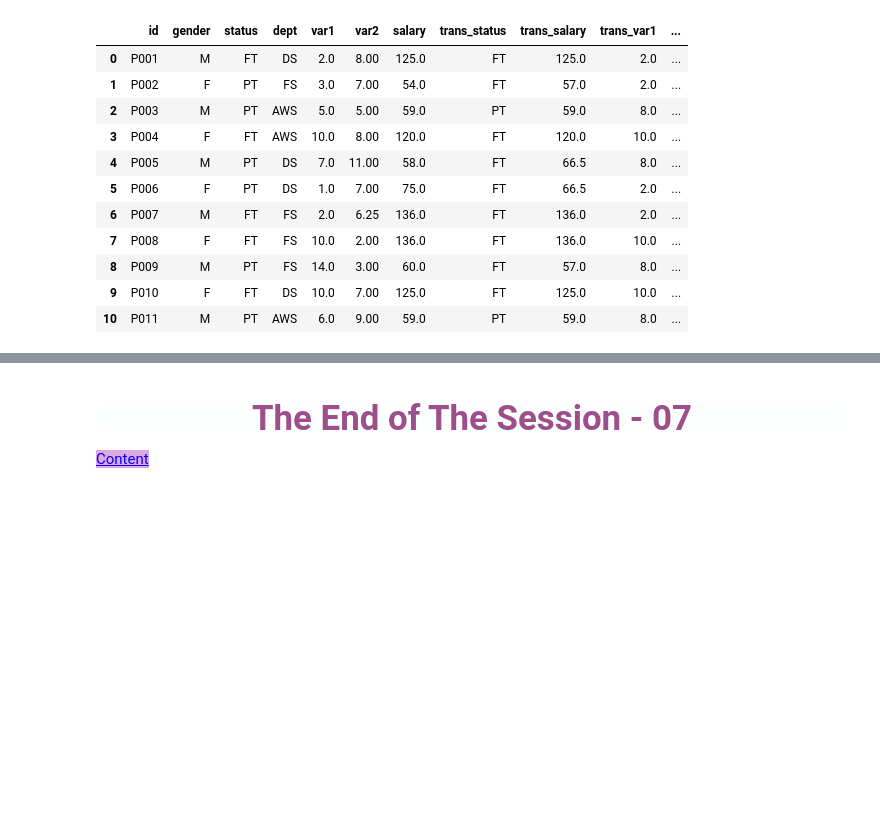
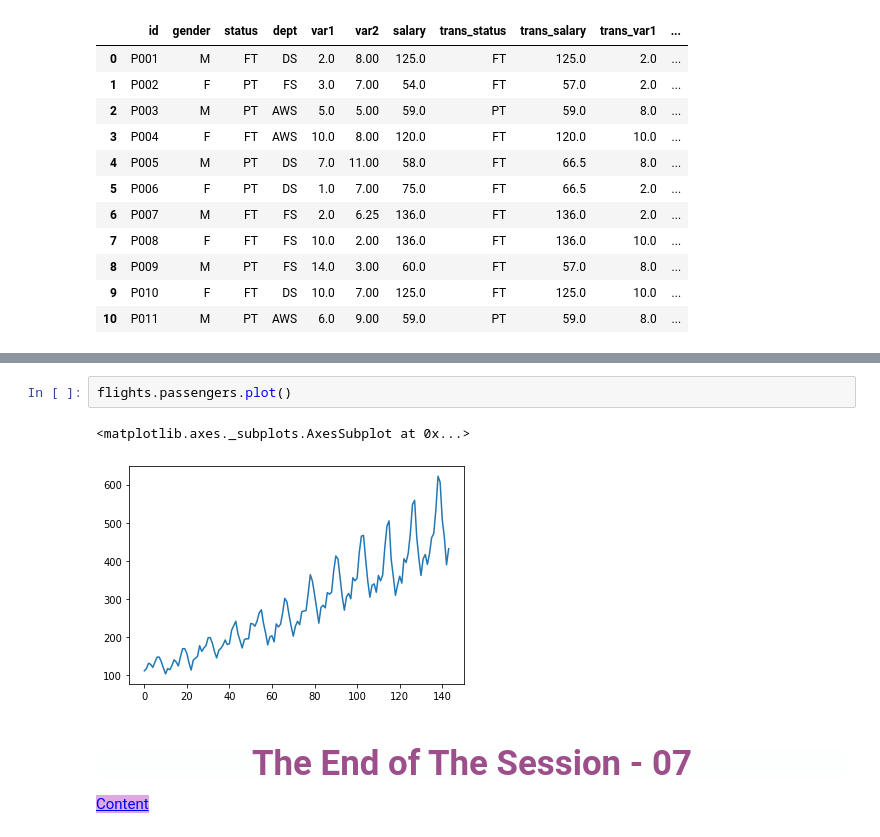
Before and after one commit to tadanur/Python-Assignments, a Jupyter notebook: DAwPy_S7_(Handling_with_Missing_Values)_student.ipynb, the cells around one changed output, grey strips where cells are left out. Saved outputs shown, nothing was run; the diff lists cells and outputs as text; blank space fills up the shorter version.

```diff
--- a/DAwPy_S7_(Handling_with_Missing_Values)_student.ipynb
+++ b/DAwPy_S7_(Handling_with_Missing_Values)_student.ipynb
@@ -1318,3 +1381,8 @@ Pandas **``dataframe.interpolate()``** function is basically used to fill NA val
+# %%
+flights.passengers.plot()
+# %% [output]
+<matplotlib.axes._subplots.AxesSubplot at 0x...>
+[figure, added]
 # %% [markdown]
 ## <p style="background-color:#FDFEFE; font-family:newtimeroman; color:#9d4f8c; font-size:150%; text-align:center; border-radius:10px 10px;">The End of The Session - 07</p>
 
```
Also changed, not shown: parts of 9 cells of this notebook.
